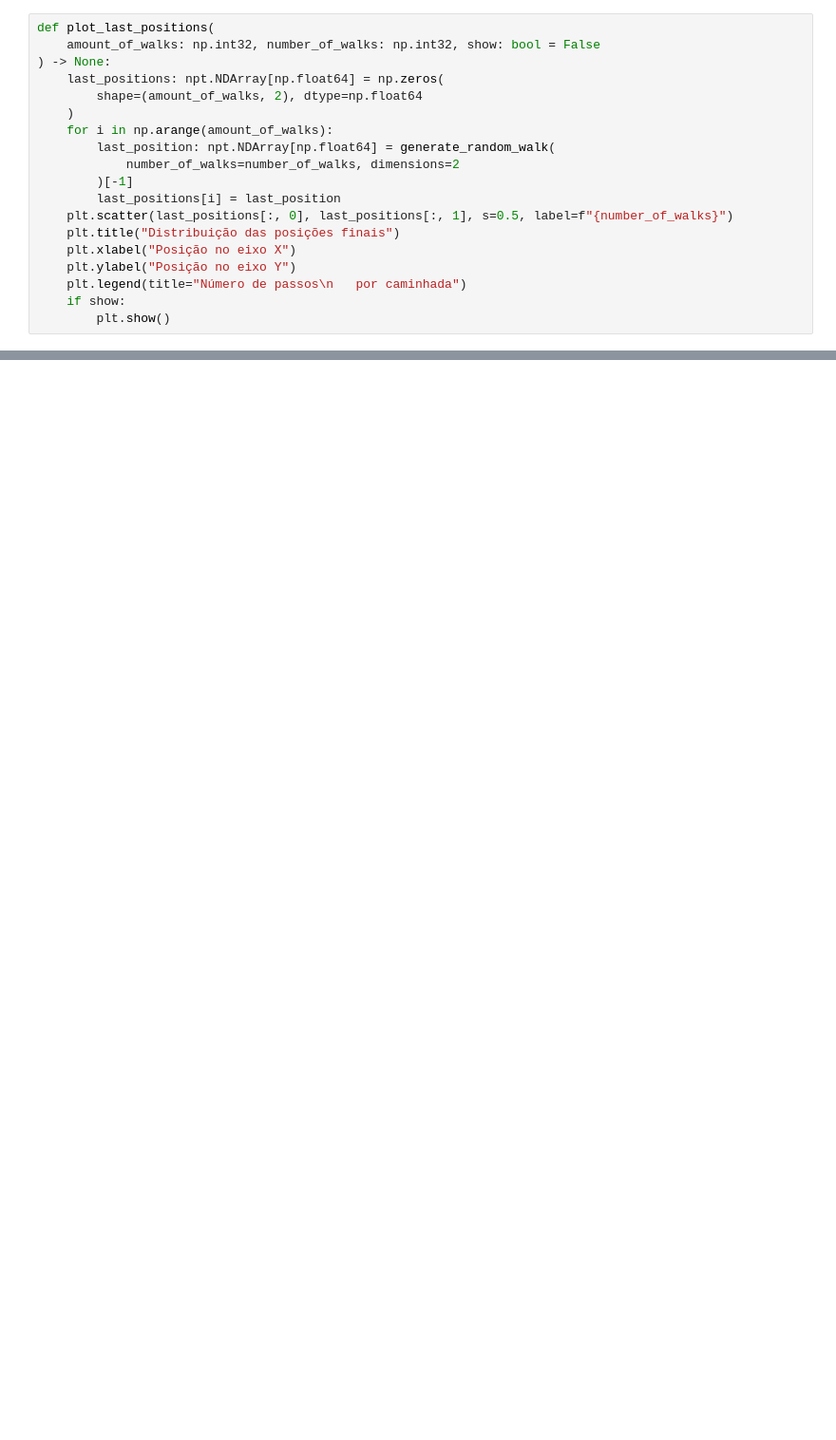
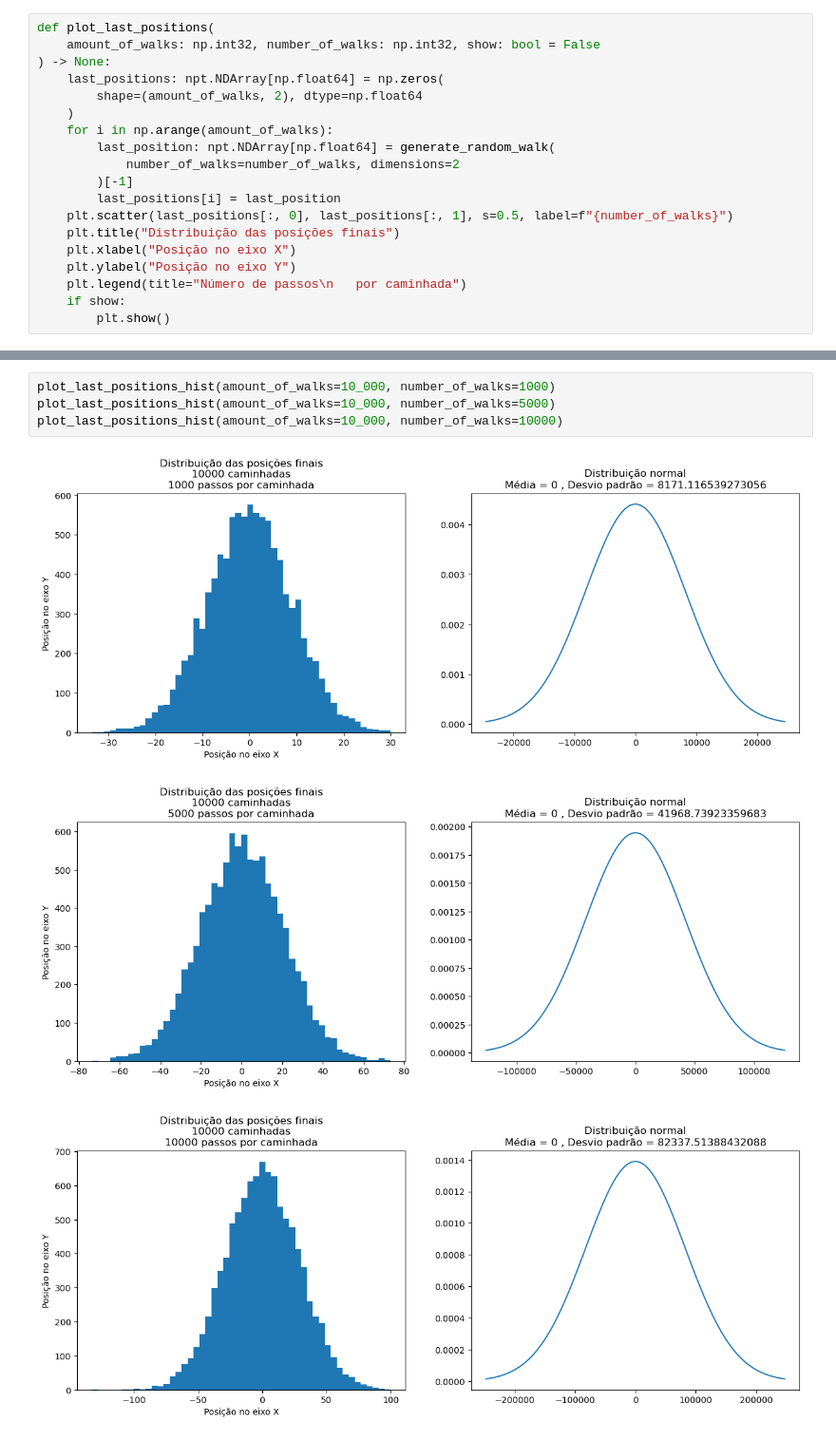
Before and after one commit to lframosferreira/fisica-estatistica-computacional, a Jupyter notebook: caminhadas_aleatorias/main.ipynb, the cells around one changed output, grey strips where cells are left out. Shown at 95% size. Saved outputs shown, nothing was run; the diff lists cells and outputs as text; blank space fills up the shorter version.

```diff
--- a/caminhadas_aleatorias/main.ipynb
+++ b/caminhadas_aleatorias/main.ipynb
@@ -150,0 +151,8 @@ plot_last_positions_hist(amount_of_walks=10_000, number_of_walks=5)
+# %%
+plot_last_positions_hist(amount_of_walks=10_000, number_of_walks=1000)
+plot_last_positions_hist(amount_of_walks=10_000, number_of_walks=5000)
+plot_last_positions_hist(amount_of_walks=10_000, number_of_walks=10000)
+# %% [output]
+[figure, added]
+[figure, added]
+[figure, added]
```
Also changed, not shown: parts of 14 cells of this notebook, 1 other file.
